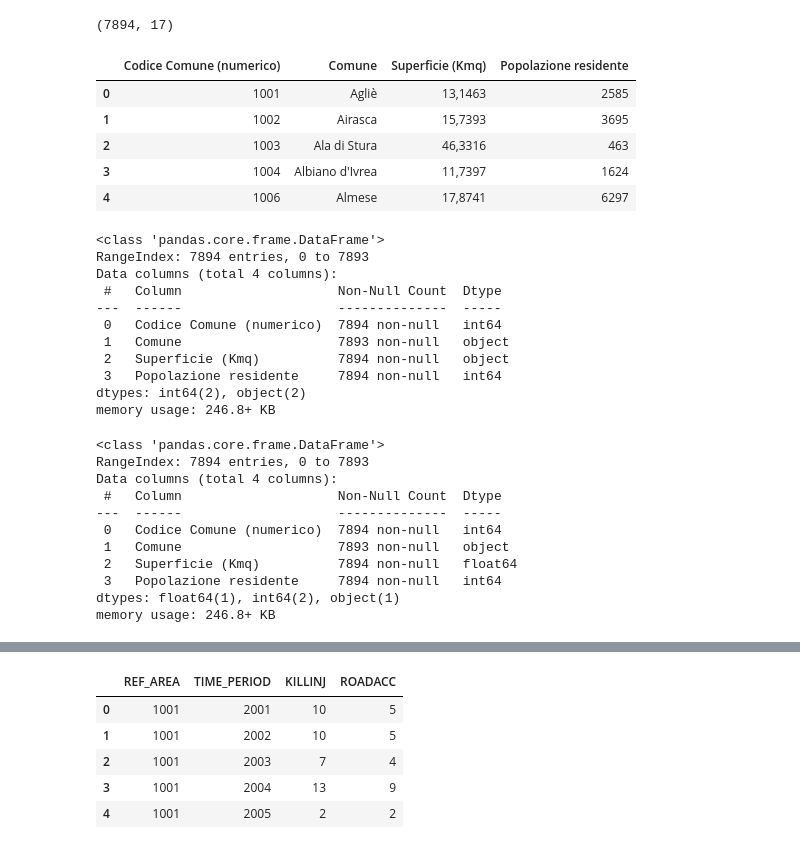
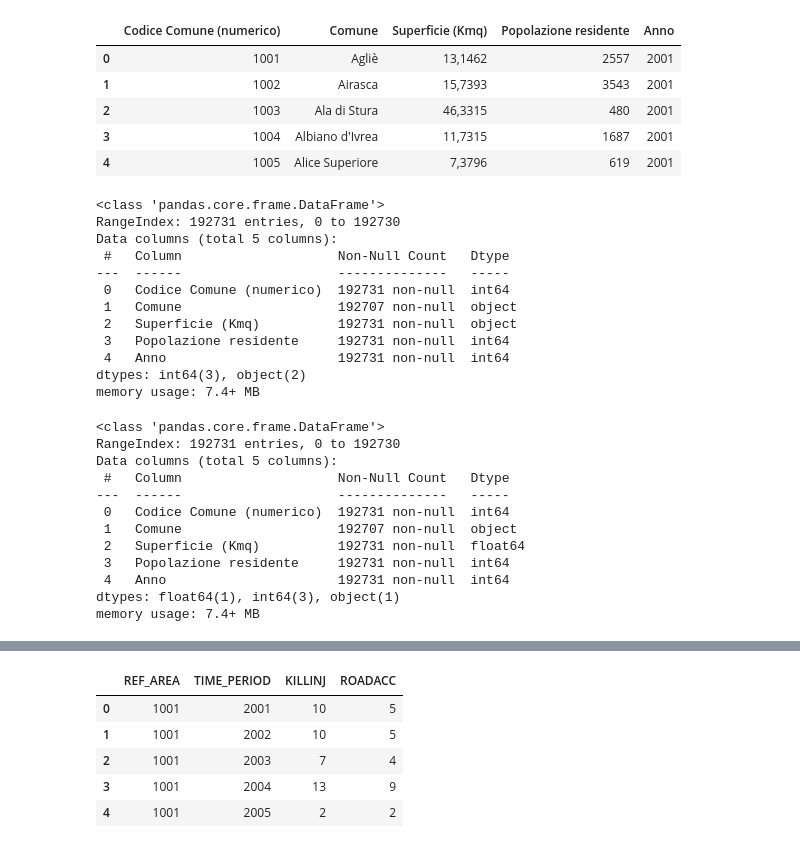
Before and after one commit to gionatacogoli/capstone_project, a Jupyter notebook: notebooks/02_data_cleaning.ipynb, the cells around one changed output, grey strips where cells are left out. Saved outputs shown, nothing was run; the diff lists cells and outputs as text; code cells hidden in the pictures.

Commit message:
Update cleaning notebook: use historical SITUAS data and join on year

```diff
--- a/notebooks/02_data_cleaning.ipynb
+++ b/notebooks/02_data_cleaning.ipynb
@@ -11,16 +11,14 @@ filepath_istat_data = '../raw/dati_istat.csv'
 # create df_istat_data to read the Istat data from the file path
 df_istat_data = pd.read_csv(filepath_istat_data)
 
-# create a variable to store the file path for the Comuni data
-filepath_comuni = '../raw/Comuni - Dimensione Data Indagine 23-06-2026 Stampa 23062026145519.csv'
+# load the historical comuni data from all yearly CSV files
+df_comuni_list = []
+for anno in range(2001, 2025):
+    df = pd.read_csv(f'../raw/comuni_{anno}.csv', sep=';')
+    df['Anno'] = anno
+    df_comuni_list.append(df)
 
-# create df_comuni to read the Comuni data from the file path
-df_comuni = pd.read_csv(filepath_comuni, sep=';')
-
-# check the shape of the df_comuni dataframe because i wasn't sure if i had downloaded the full dataset or not
-df_comuni.shape
+df_comuni = pd.concat(df_comuni_list, ignore_index=True)
-# %% [output]
-(7894, 17)
 # %%
 # check for missing values in df_istat_data
 df_istat_data.isnull().sum()
@@ -30,19 +28,19 @@ df_istat_data.dropna(axis=1, how='all', inplace=True)
 # %%
 # check for missing values in the df_comuni
 df_comuni.isnull().sum()
 
 # keep only the columns that are needed for the analysis
-df_comuni = df_comuni[['Codice Comune (numerico)', 'Comune', 'Superficie (Kmq)', 'Popolazione residente']]
+df_comuni = df_comuni[['Codice Comune (numerico)', 'Comune', 'Superficie (Kmq)', 'Popolazione residente', 'Anno']]
 
 # display the first 5 rows of the dataframe
 df_comuni.head()
 # %% [output]
-|  | Codice Comune (numerico) | Comune | Superficie (Kmq) | Popolazione residente |
-| 0 | 1001 | Agliè | 13,1463 | 2585 |
-| 1 | 1002 | Airasca | 15,7393 | 3695 |
-| 2 | 1003 | Ala di Stura | 46,3316 | 463 |
-| 3 | 1004 | Albiano d'Ivrea | 11,7397 | 1624 |
-| 4 | 1006 | Almese | 17,8741 | 6297 |
+|  | Codice Comune (numerico) | Comune | Superficie (Kmq) | Popolazione residente | Anno |
+| 0 | 1001 | Agliè | 13,1462 | 2557 | 2001 |
+| 1 | 1002 | Airasca | 15,7393 | 3543 | 2001 |
+| 2 | 1003 | Ala di Stura | 46,3315 | 480 | 2001 |
+| 3 | 1004 | Albiano d'Ivrea | 11,7315 | 1687 | 2001 |
+| 4 | 1005 | Alice Superiore | 7,3796 | 619 | 2001 |
 # %%
 # check the info of the dataframe
 df_comuni.info()
@@ -51,31 +49,33 @@ df_comuni.info()
 df_comuni['Superficie (Kmq)'] = df_comuni['Superficie (Kmq)'].str.replace('.', '', regex=False).str.replace(',', '.').astype(float)
 # %% [output]
 <class 'pandas.core.frame.DataFrame'>
-RangeIndex: 7894 entries, 0 to 7893
-Data columns (total 4 columns):
- #   Column                    Non-Null Count  Dtype
----  ------                    --------------  -----
- 0   Codice Comune (numerico)  7894 non-null   int64
- 1   Comune                    7893 non-null   object
- 2   Superficie (Kmq)          7894 non-null   object
- 3   Popolazione residente     7894 non-null   int64
-dtypes: int64(2), object(2)
-memory usage: 246.8+ KB
+RangeIndex: 192731 entries, 0 to 192730
+Data columns (total 5 columns):
+ #   Column                    Non-Null Count   Dtype
+---  ------                    --------------   -----
+ 0   Codice Comune (numerico)  192731 non-null  int64
+ 1   Comune                    192707 non-null  object
+ 2   Superficie (Kmq)          192731 non-null  object
+ 3   Popolazione residente     192731 non-null  int64
+ 4   Anno                      192731 non-null  int64
+dtypes: int64(3), object(2)
+memory usage: 7.4+ MB
 # %%
 # check the info of the dataframe
 df_comuni.info()
 # %% [output]
 <class 'pandas.core.frame.DataFrame'>
-RangeIndex: 7894 entries, 0 to 7893
-Data columns (total 4 columns):
- #   Column                    Non-Null Count  Dtype
----  ------                    --------------  -----
- 0   Codice Comune (numerico)  7894 non-null   int64
- 1   Comune                    7893 non-null   object
- 2   Superficie (Kmq)          7894 non-null   float64
- 3   Popolazione residente     7894 non-null   int64
-dtypes: float64(1), int64(2), object(1)
-memory usage: 246.8+ KB
+RangeIndex: 192731 entries, 0 to 192730
+Data columns (total 5 columns):
+ #   Column                    Non-Null Count   Dtype
+---  ------                    --------------   -----
+ 0   Codice Comune (numerico)  192731 non-null  int64
+ 1   Comune                    192707 non-null  object
+ 2   Superficie (Kmq)          192731 non-null  float64
+ 3   Popolazione residente     192731 non-null  int64
+ 4   Anno                      192731 non-null  int64
+dtypes: float64(1), int64(3), object(1)
+memory usage: 7.4+ MB
 # %%
 # check for missing values in the 'Comune' column
 df_comuni[df_comuni['Comune'].isnull()]
```
Also changed, not shown: parts of 4 cells of this notebook, 2 other files.
